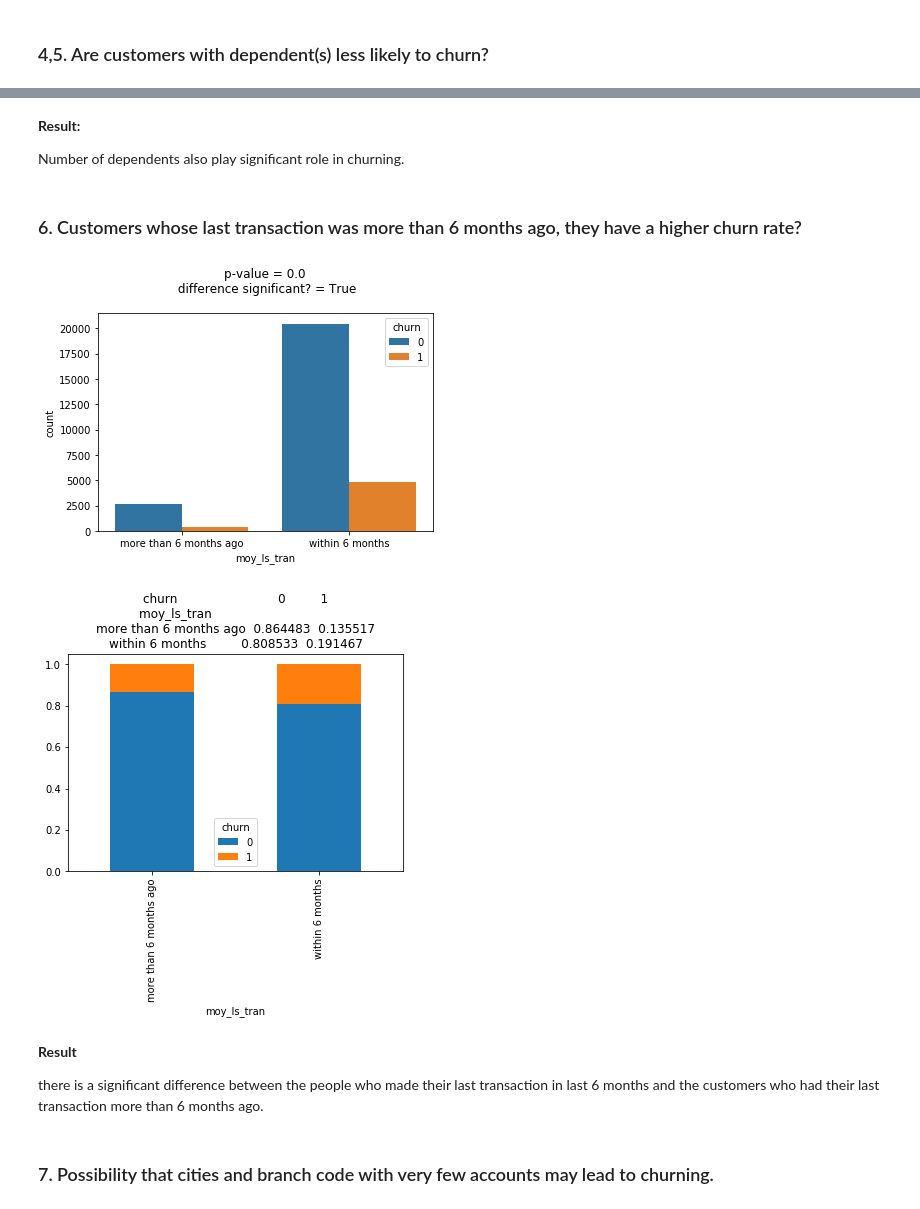
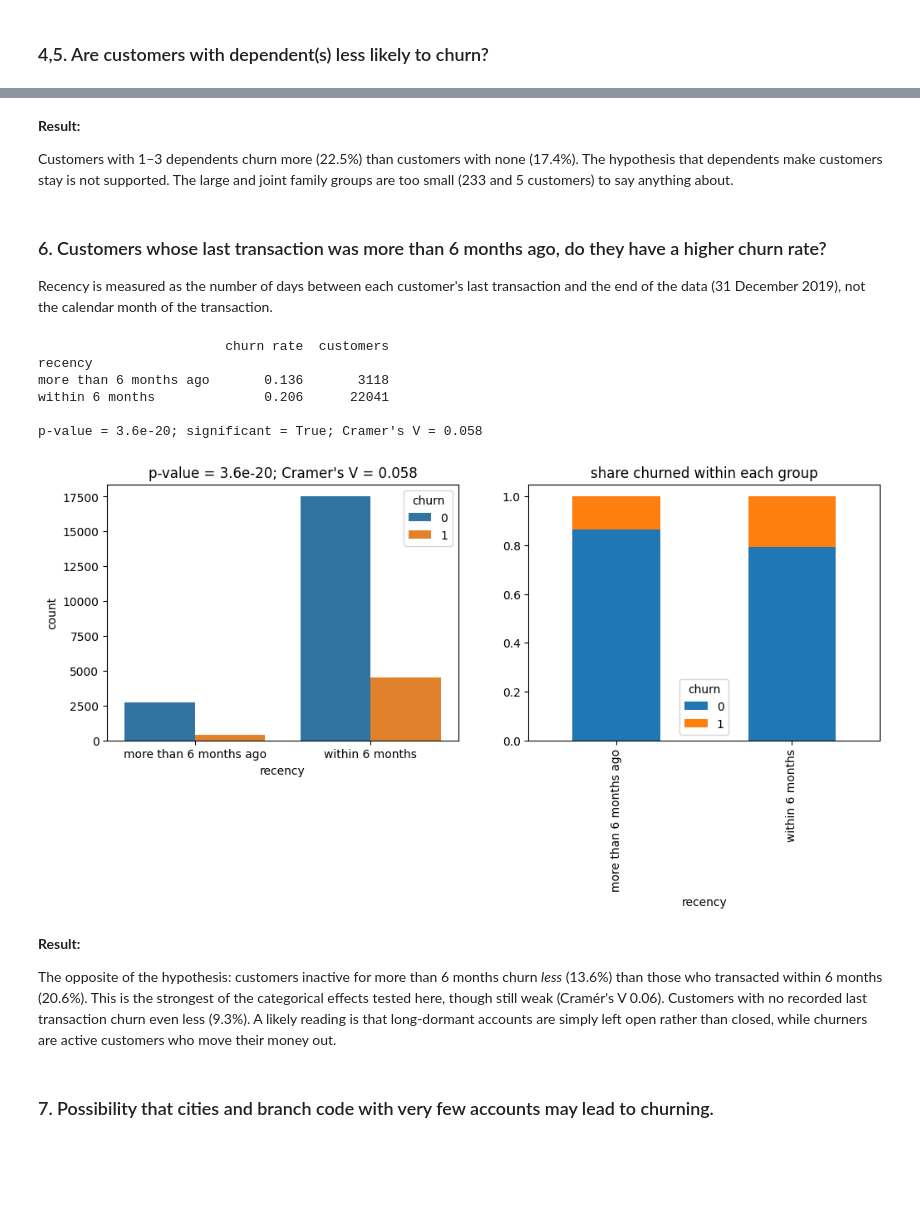
Before and after one commit to harsh-github007/Analysis_Churn, a Jupyter notebook: Churn_analysis.ipynb, the cells around one changed output, grey strips where cells are left out. Drawn from its saved outputs; the diff is of its cells as text; code cells hidden in the pictures; blank space fills up the shorter version.

```diff
--- a/Churn_analysis.ipynb
+++ b/Churn_analysis.ipynb
@@ -17,3 +14,10 @@ data = pd.read_csv('churn_prediction.csv')
+# %%
+# importing data (downloaded from the repository when running in Colab)
+import os
+path = 'churn_analysis.csv'
+if not os.path.exists(path):
+    path = 'https://raw.githubusercontent.com/harsh-github007/Analysis_Churn/main/churn_analysis.csv'
+data = pd.read_csv(path)
 # %%
 #first 5 instances using "head()" function
 data.head()
@@ -212,13 +218,16 @@ date = pd.DatetimeIndex(data['last_transaction'])
 data['doy_ls_tran'] = date.dayofyear
 
 # week of year when last transaction was done
-data['woy_ls_tran'] = date.weekofyear
+data['woy_ls_tran'] = date.isocalendar().week.astype('Int64').values
 
 # month of year when last transaction was done
 data['moy_ls_tran'] = date.month
 
 # day of week when last transaction was done
 data['dow_ls_tran'] = date.dayofweek
+
+# days between the last transaction and the end of the data (31 Dec 2019)
+data['days_since_tran'] = (date.max() - date).days
 # %%
 # checking new extracted columns using datetime
 data[['last_transaction','doy_ls_tran','woy_ls_tran','moy_ls_tran','dow_ls_tran']].head()
@@ -978,23 +990,29 @@ BVA_categorical_plot(dependents, 'churn', 'dep_group')
-# %% [markdown]
-**Result:**
-
-Number of dependents also play significant role in churning.
+# %% [markdown]
+**Result:**
+
+Customers with 1–3 dependents churn more (22.5%) than customers with none (17.4%). The hypothesis that dependents make customers stay is not supported. The large and joint family groups are too small (233 and 5 customers) to say anything about.
 # %% [markdown]
-### 6. Customers whose last transaction was more than 6 months ago, they have a higher churn rate?
+### 6. Customers whose last transaction was more than 6 months ago, do they have a higher churn rate?
+
+Recency is measured as the number of days between each customer's last transaction and the end of the data (31 December 2019), not the calendar month of the transaction.
 # %%
-# segregating customers whose last transaction was more than 6 onths ago
-
-transaction = data[['churn','moy_ls_tran']]
-transaction['moy_ls_tran'] = transaction['moy_ls_tran'].map(lambda x: 'more than 6 months ago' if x<7 else 'within 6 months')
+# customers whose last transaction was more than 6 months (182 days) before the end of the data
+transaction = data[['churn','days_since_tran']].dropna().copy()
+transaction['recency'] = np.where(transaction['days_since_tran'] > 182, 'more than 6 months ago', 'within 6 months')
 # %%
-BVA_categorical_plot(transaction, 'churn', 'moy_ls_tran')
+BVA_categorical_plot(transaction, 'churn', 'recency')
 # %% [output]
+                        churn rate  customers
+recency
+more than 6 months ago       0.136       3118
+within 6 months              0.206      22041
+
+p-value = 3.6e-20; significant = True; Cramer's V = 0.058
-[figure, old version]
+[figure, new version]
-[figure, removed]
-# %% [markdown]
-**Result**
-
-there is a significant difference between the people who made their last transaction in last 6 months and the customers who had their last transaction more than 6 months ago.
+# %% [markdown]
+**Result:**
+
+The opposite of the hypothesis: customers inactive for more than 6 months churn *less* (13.6%) than those who transacted within 6 months (20.6%). This is the strongest of the categorical effects tested here, though still weak (Cramér's V 0.06). Customers with no recorded last transaction churn even less (9.3%). A likely reading is that long-dormant accounts are simply left open rather than closed, while churners are active customers who move their money out.
 # %% [markdown]
 ### 7. Possibility that cities and branch code with very few accounts may lead to churning.
 # %% [markdown]
```
Also changed, not shown: parts of 84 cells of this notebook, 3 other files.
